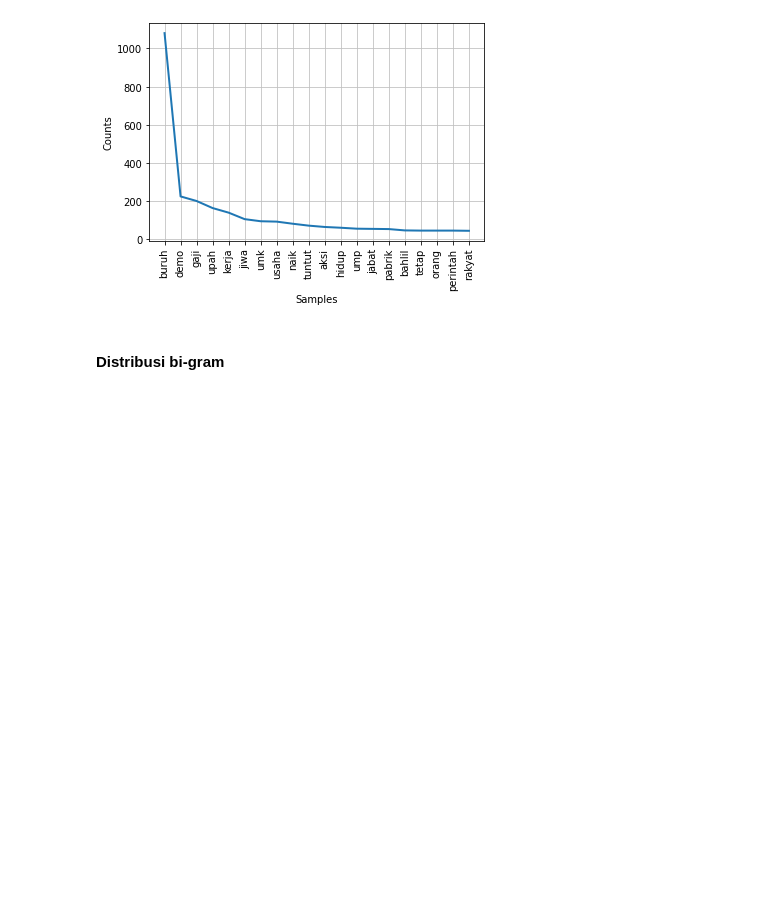
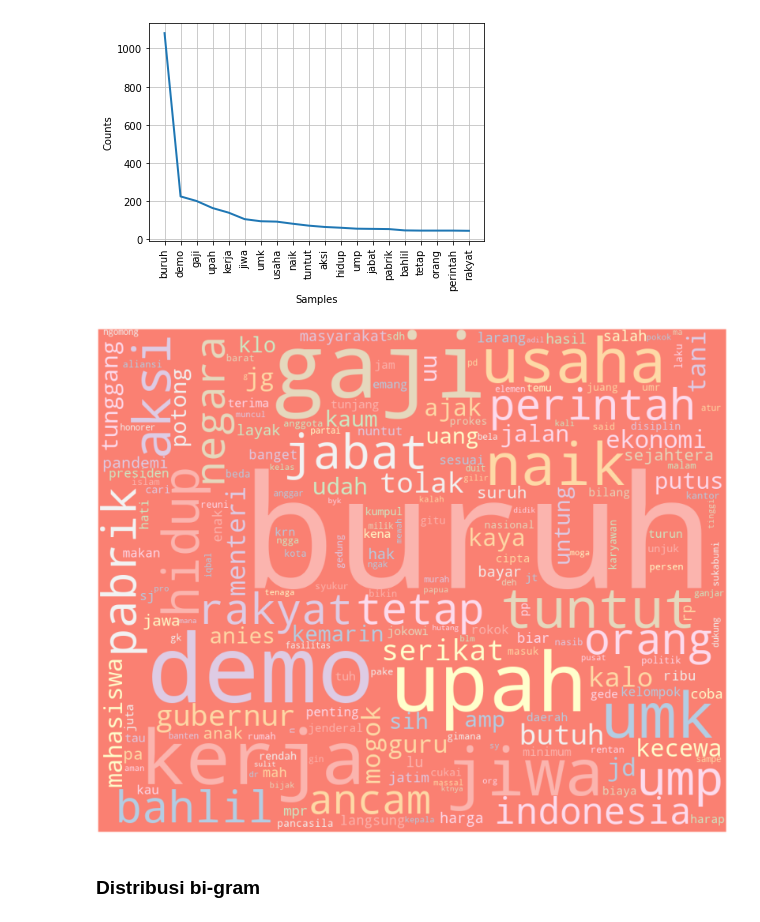
Before and after one commit to mraditya89/data_sains_course, a Jupyter notebook: assignment/tugas_24_yudi_aditya_89.ipynb, the cells around one changed output. Cells and saved outputs as stored; diff of their text form; code cells hidden in the pictures; blank space fills up the shorter version.

```diff
--- a/assignment/tugas_24_yudi_aditya_89.ipynb
+++ b/assignment/tugas_24_yudi_aditya_89.ipynb
@@ -142,8 +163,12 @@ analyze.showAvgWordPerTweet()
 analyze.freqWordDist()
 # %% [output]
 [figure]
+# %%
+analyze.genWordCloud()
+# %% [output]
+[figure, added]
 # %% [markdown]
-#### Distribusi bi-gram
+### Distribusi bi-gram
 # %%
 analyze.nGramsDist(n=2)
 # %% [output]
```
Also changed, not shown: parts of 17 cells of this notebook, 1 other file.
